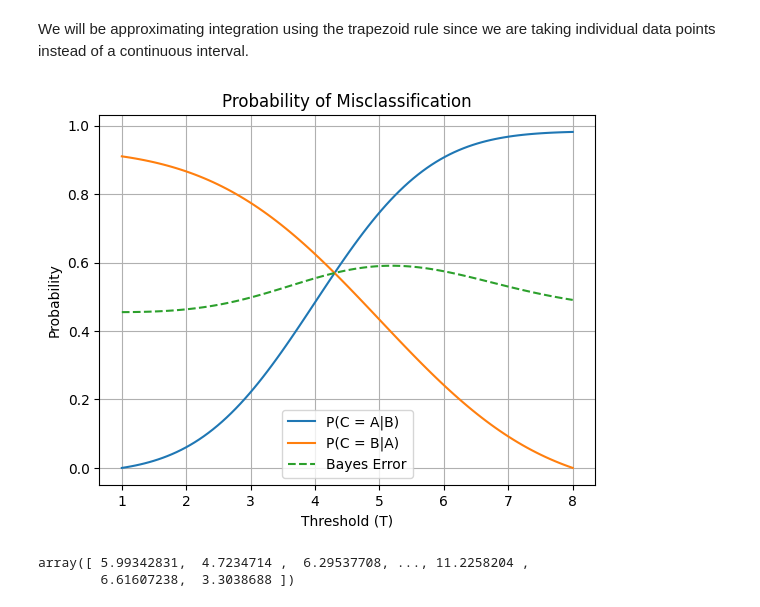
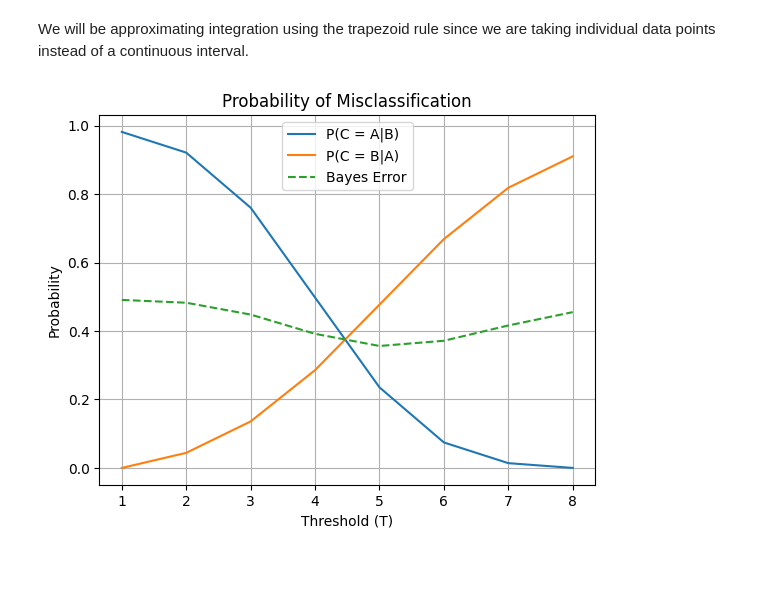
Before and after one commit to DataScienceAndEngineering/hw2p3-s24-classification-of-1-d-data-and-bayes-error-wplam107, a Jupyter notebook: hw2p3.ipynb, the cells around one changed output. Saved outputs shown, nothing was run; the diff lists cells and outputs as text; code cells hidden in the pictures; blank space fills up the shorter version.

```diff
--- a/hw2p3.ipynb
+++ b/hw2p3.ipynb
@@ -34,35 +34,37 @@ A_sigma = 2
 B_mu = 4
 B_sigma = 1.4
 
-threshold_values = np.linspace(1, 8, num=100)
+threshold_values = np.linspace(1, 8, num=8)
 
 prob_class_A_given_B = []
 prob_class_B_given_A = []
 for T in threshold_values:
-    x_values_B = np.linspace(1, T, num=1000)
+    # Probability B is above threshold
+    x_values_B = np.linspace(T, 8, num=1000)
     y_values_B = calculate_prob(x_values_B, B_mu, B_sigma)
     prob_error_B_as_A = ((x_values_B[1:] - x_values_B[:-1]) * 1/2 * (y_values_B[1:] + y_values_B[:-1])).sum()
     prob_class_A_given_B.append(prob_error_B_as_A)
 
-    x_values_A = np.linspace(T, 8, num=1000)
+    # Probability A is below threshold
+    x_values_A = np.linspace(1, T, num=1000)
     y_values_A = calculate_prob(x_values_A, A_mu, A_sigma)
     prob_error_A_as_B = ((x_values_A[1:] - x_values_A[:-1]) * 1/2 * (y_values_A[1:] + y_values_A[:-1])).sum()
     prob_class_B_given_A.append(prob_error_A_as_B)
 
 prob_miss_classification = [
     (prob_A_given_B + prob_B_given_A) / 2
     for prob_A_given_B, prob_B_given_A
     in zip(prob_class_A_given_B, prob_class_B_given_A)
 ]
 
 plt.plot(threshold_values, prob_class_A_given_B, label='P(C = A|B)')
 plt.plot(threshold_values, prob_class_B_given_A, label='P(C = B|A)')
 plt.plot(threshold_values, prob_miss_classification, label='Bayes Error', linestyle='--')
 plt.xlabel('Threshold (T)')
 plt.ylabel('Probability')
 plt.title('Probability of Misclassification')
 plt.legend()
 plt.grid(True)
 plt.show()
 # %% [output]
-[figure, old version]
+[figure, new version]
@@ -75,5 +70,0 @@ bean_B_weights = B_sigma * np.random.randn(samps_per_class) + B_mu
-# %%
-bean_A_weights
-# %% [output]
-array([ 5.99342831,  4.7234714 ,  6.29537708, ..., 11.2258204 ,
-        6.61607238,  3.3038688 ])
```
Also changed, not shown: parts of 3 cells of this notebook.
